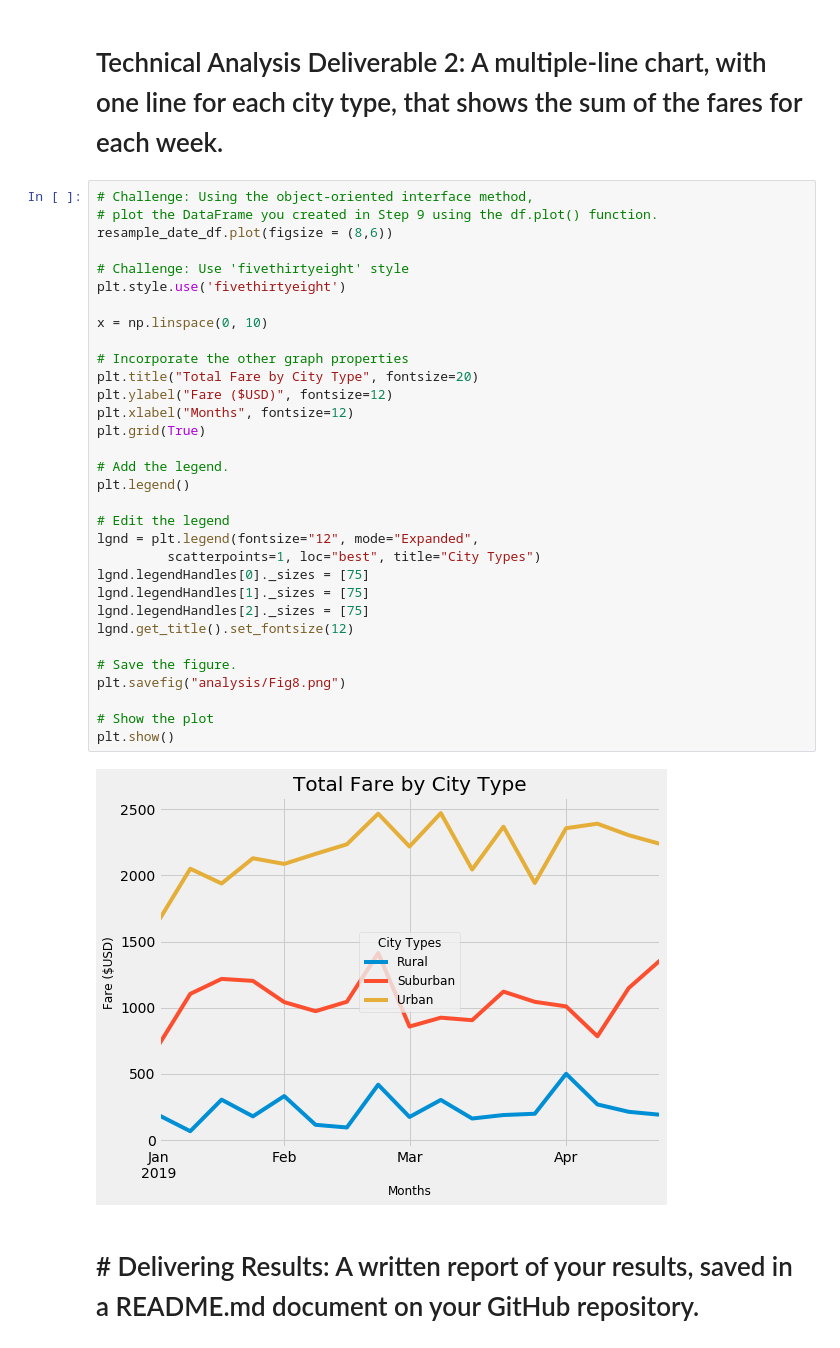
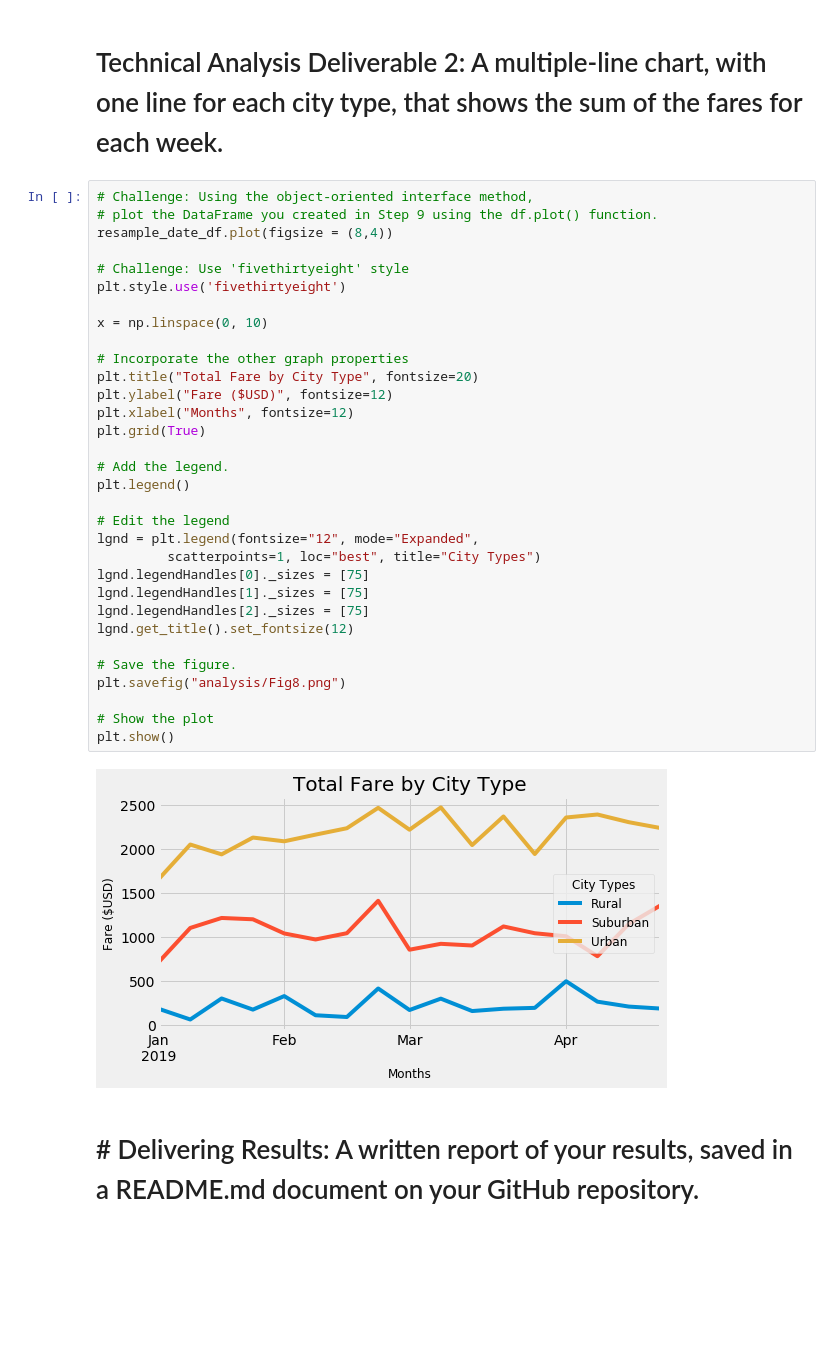
Before and after one commit to rlau929/PyBer_Analysis, a Jupyter notebook: PyBer_Challenge.ipynb, the cells around one changed output. Cells and saved outputs as stored; diff of their text form; blank space fills up the shorter version.

```diff
--- a/PyBer_Challenge.ipynb
+++ b/PyBer_Challenge.ipynb
@@ -263,37 +263,37 @@ resample_date_df
 # %%
 # Challenge: Using the object-oriented interface method,
 # plot the DataFrame you created in Step 9 using the df.plot() function.
-resample_date_df.plot(figsize = (8,6))
+resample_date_df.plot(figsize = (8,4))
 
 # Challenge: Use 'fivethirtyeight' style
 plt.style.use('fivethirtyeight')
 
 x = np.linspace(0, 10)
 
 # Incorporate the other graph properties
 plt.title("Total Fare by City Type", fontsize=20)
 plt.ylabel("Fare ($USD)", fontsize=12)
 plt.xlabel("Months", fontsize=12)
 plt.grid(True)
 
 # Add the legend.
 plt.legend()
 
 # Edit the legend
 lgnd = plt.legend(fontsize="12", mode="Expanded",
          scatterpoints=1, loc="best", title="City Types")
 lgnd.legendHandles[0]._sizes = [75]
 lgnd.legendHandles[1]._sizes = [75]
 lgnd.legendHandles[2]._sizes = [75]
 lgnd.get_title().set_fontsize(12)
 
 # Save the figure.
 plt.savefig("analysis/Fig8.png")
 
 # Show the plot
 plt.show()
 # %% [output]
-[figure, old version]
+[figure, new version]
 # %% [markdown]
 # # Delivering Results: A written report of your results, saved in a README.md document on your GitHub repository.
 # %%
```
